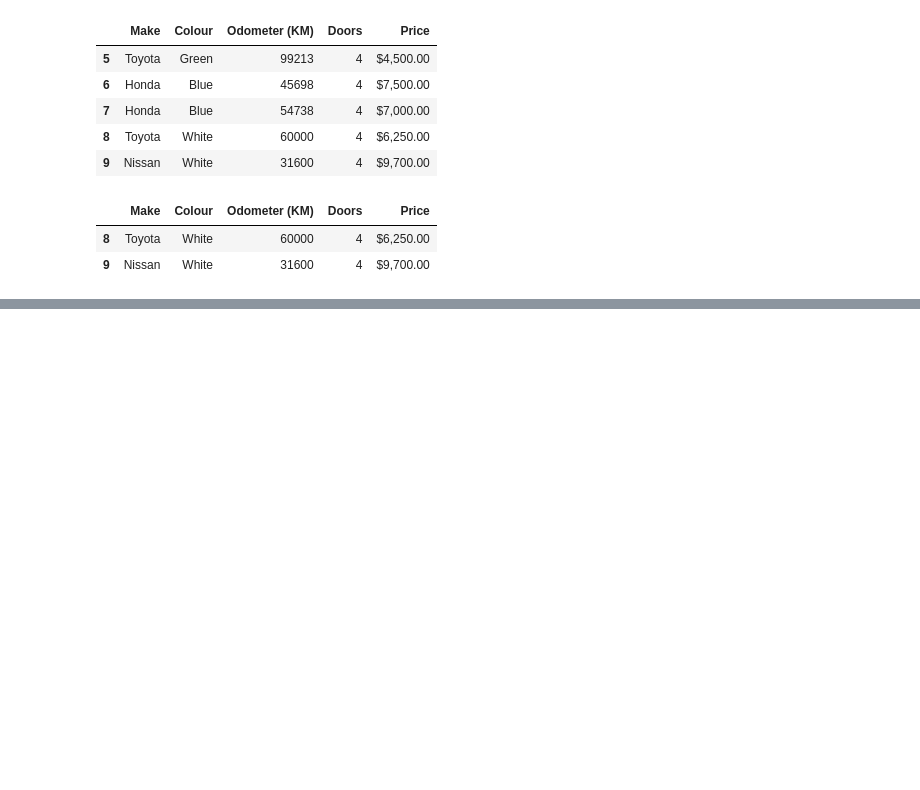
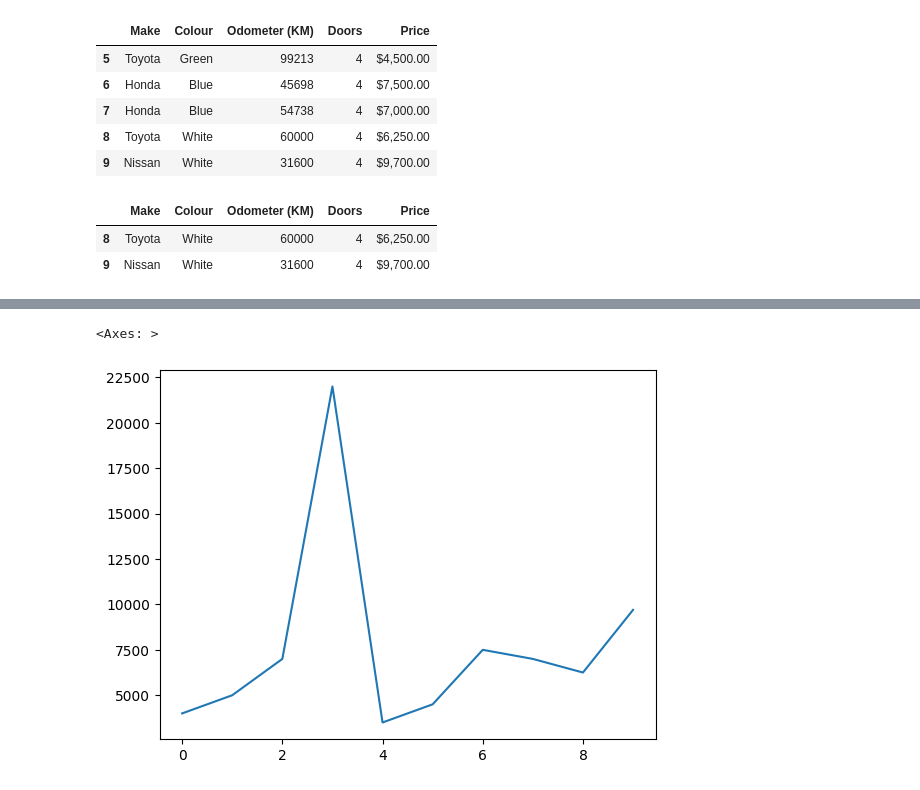
Before and after one commit to pgtech246/pandas_training, a Jupyter notebook: pandas_training.ipynb, the cells around one changed output, grey strips where cells are left out. Saved outputs shown, nothing was run; the diff lists cells and outputs as text; code cells hidden in the pictures; blank space fills up the shorter version.

```diff
--- a/pandas_training.ipynb
+++ b/pandas_training.ipynb
@@ -196,0 +359,5 @@ car_sales.tail(2)
+# %%
+# Handling data that is non numeric example the Price column
+car_sales['Price'] = car_sales['Price'].replace(r'[\$\,\.]', '', regex=True).astype(int)
+car_sales['Price'] = car_sales['Price'] / 100
+car_sales['Price']
@@ -196,0 +376,5 @@ car_sales.tail(2)
+# %%
+car_sales['Price'].plot()
+# %% [output]
+<Axes: >
+[figure, added]
```
Also changed, not shown: parts of 20 cells of this notebook.
